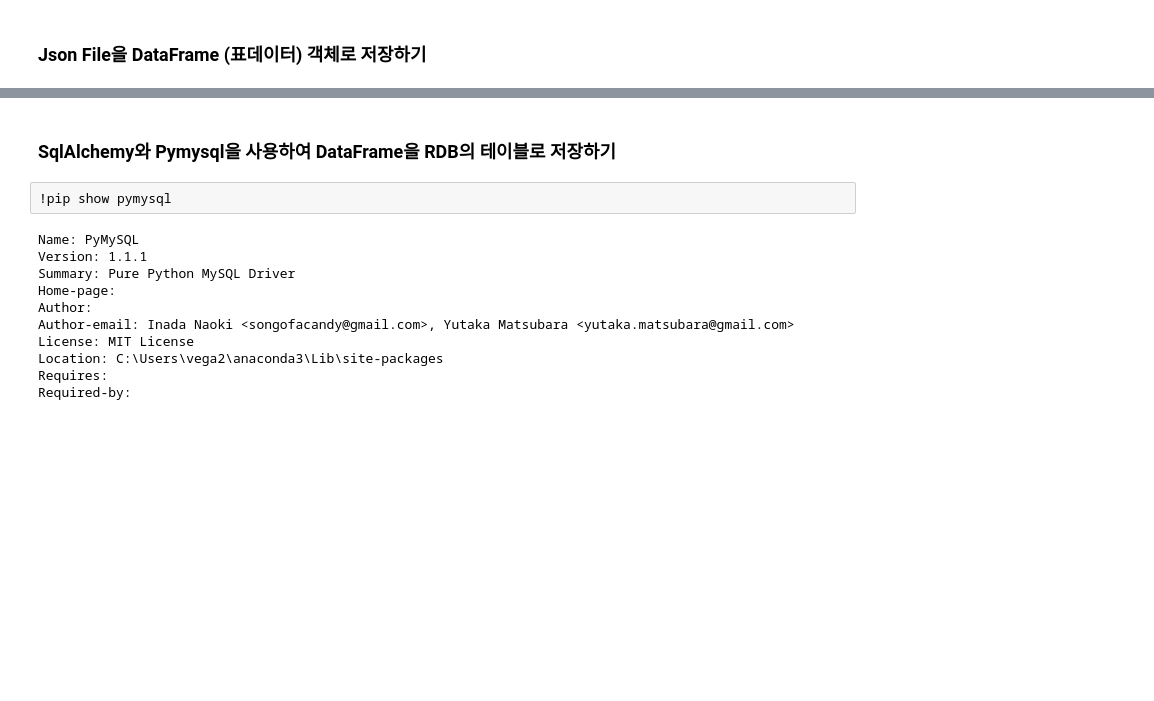
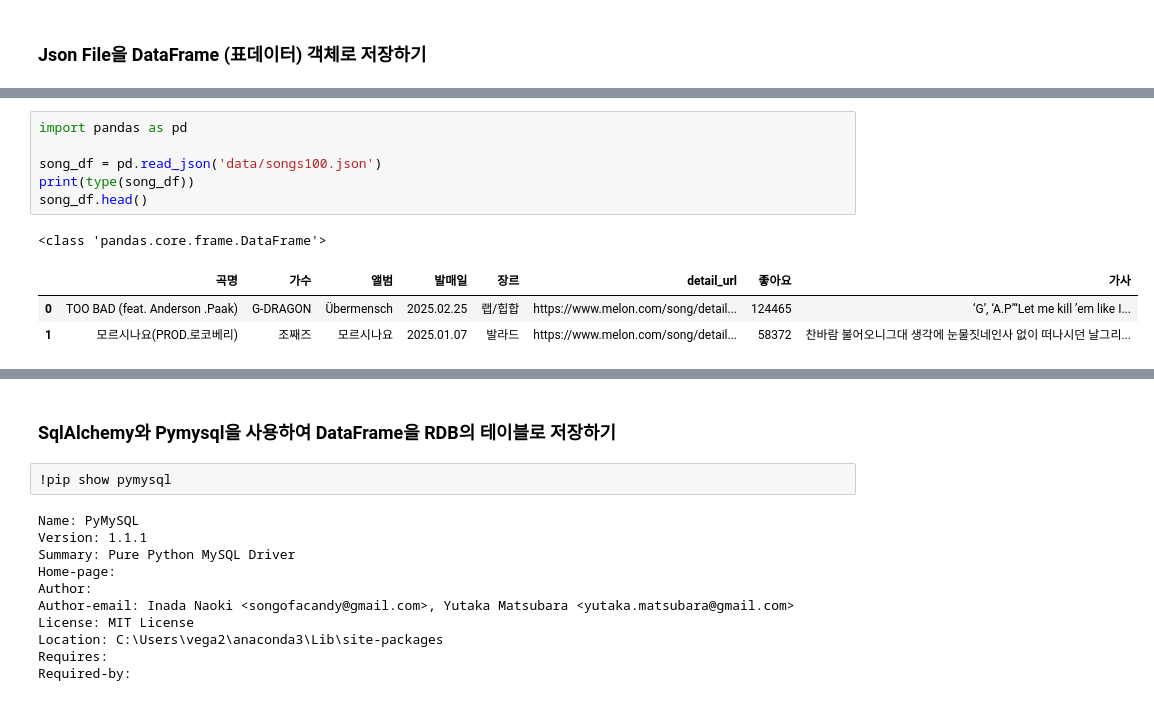
Before and after one commit to intaekim114/Python_Webscraping_Analysis, a Jupyter notebook: 04.Melon100차트_데이터파싱_DB저장.ipynb, the cells around one changed output, grey strips where cells are left out. Cells and saved outputs as stored; diff of their text form; blank space fills up the shorter version.

```diff
--- a/04.Melon100차트_데이터파싱_DB저장.ipynb
+++ b/04.Melon100차트_데이터파싱_DB저장.ipynb
@@ -149,2 +180,13 @@ print('===> 100곡 노래 파싱 끝')
+# %%
+import pandas as pd
+
+song_df = pd.read_json('data/songs100.json')
+print(type(song_df))
+song_df.head()
+# %% [output]
+<class 'pandas.core.frame.DataFrame'>
+|  | 곡명 | 가수 | 앨범 | 발매일 | 장르 | detail_url | 좋아요 | 가사 |
+| 0 | TOO BAD (feat. Anderson .Paak) | G-DRAGON | Übermensch | 2025.02.25 | 랩/힙합 | https://www.melon.com/song/detail... | 124465 | ‘G’, ‘A.P’“Let me kill ’em like I... |
+| 1 | 모르시나요(PROD.로코베리) | 조째즈 | 모르시나요 | 2025.01.07 | 발라드 | https://www.melon.com/song/detail... | 58372 | 찬바람 불어오니그대 생각에 눈물짓네인사 없이 떠나시던 날그리... |
 # %%
 # 가수 별 Row Counting
```
Also changed, not shown: parts of 14 cells of this notebook, 1 other file.
